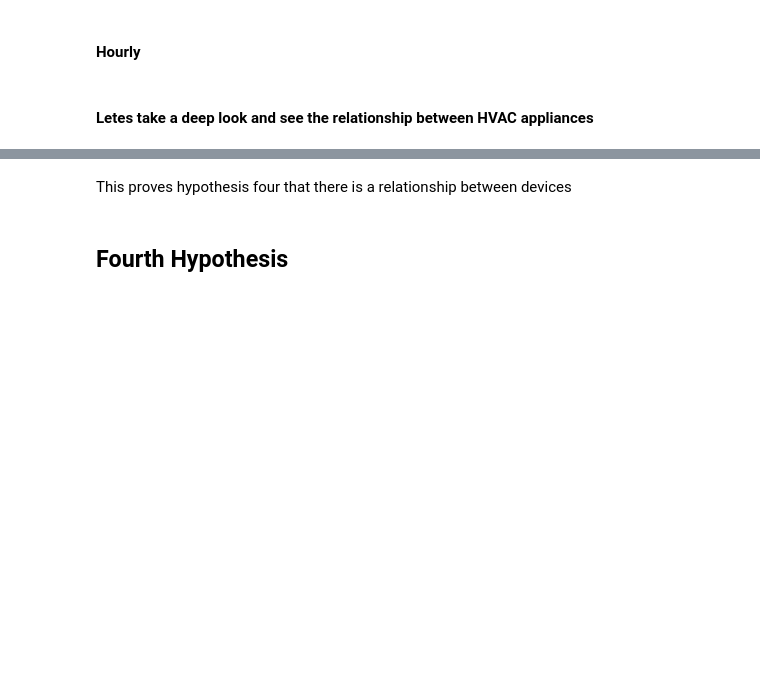
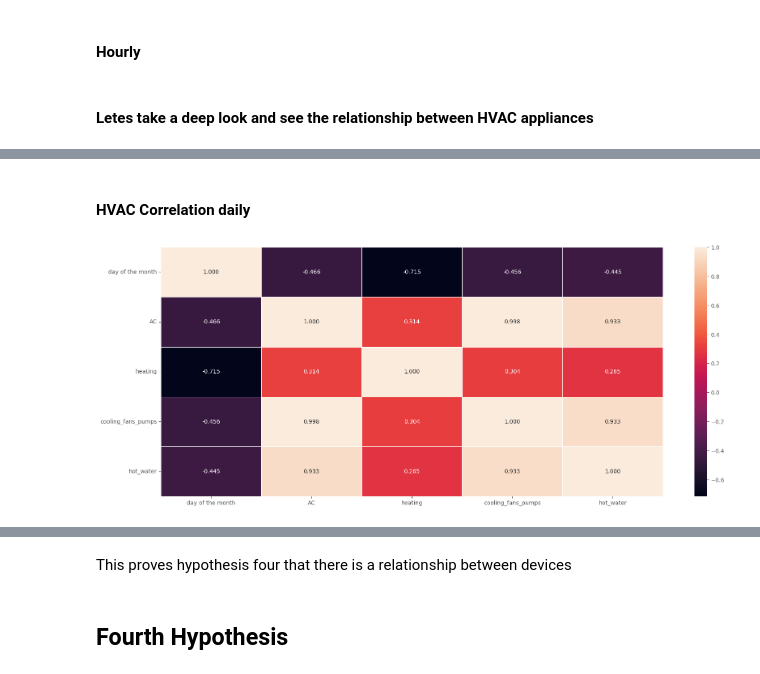
Before and after one commit to 1nuc/load-profile-decomposition, a Jupyter notebook: src/Customer_analysis/run.ipynb, the cells around one changed output, grey strips where cells are left out. Cells and saved outputs as stored; diff of their text form; code cells hidden in the pictures; blank space fills up the shorter version.

```diff
--- a/src/Customer_analysis/run.ipynb
+++ b/src/Customer_analysis/run.ipynb
@@ -439,0 +449,8 @@ ToggleButtons(description='Speed:', options=('Slow', 'Regular', 'Fast'), tooltip
+# %% [markdown]
+#### HVAC Correlation daily
+# %%
+hvac_d=Appliances.select(*HVAC,'day of the month').group_by('day of the month').agg(pl.all().sum()).select(
+    pl.all().name.replace(r'^out.electricity.|.energy_consumption..kwh$',''))
+vis.heatmap(hvac_d.corr(), hvac_d.columns)
+# %% [output]
+[figure, added]
```
Also changed, not shown: parts of 11 cells of this notebook.
